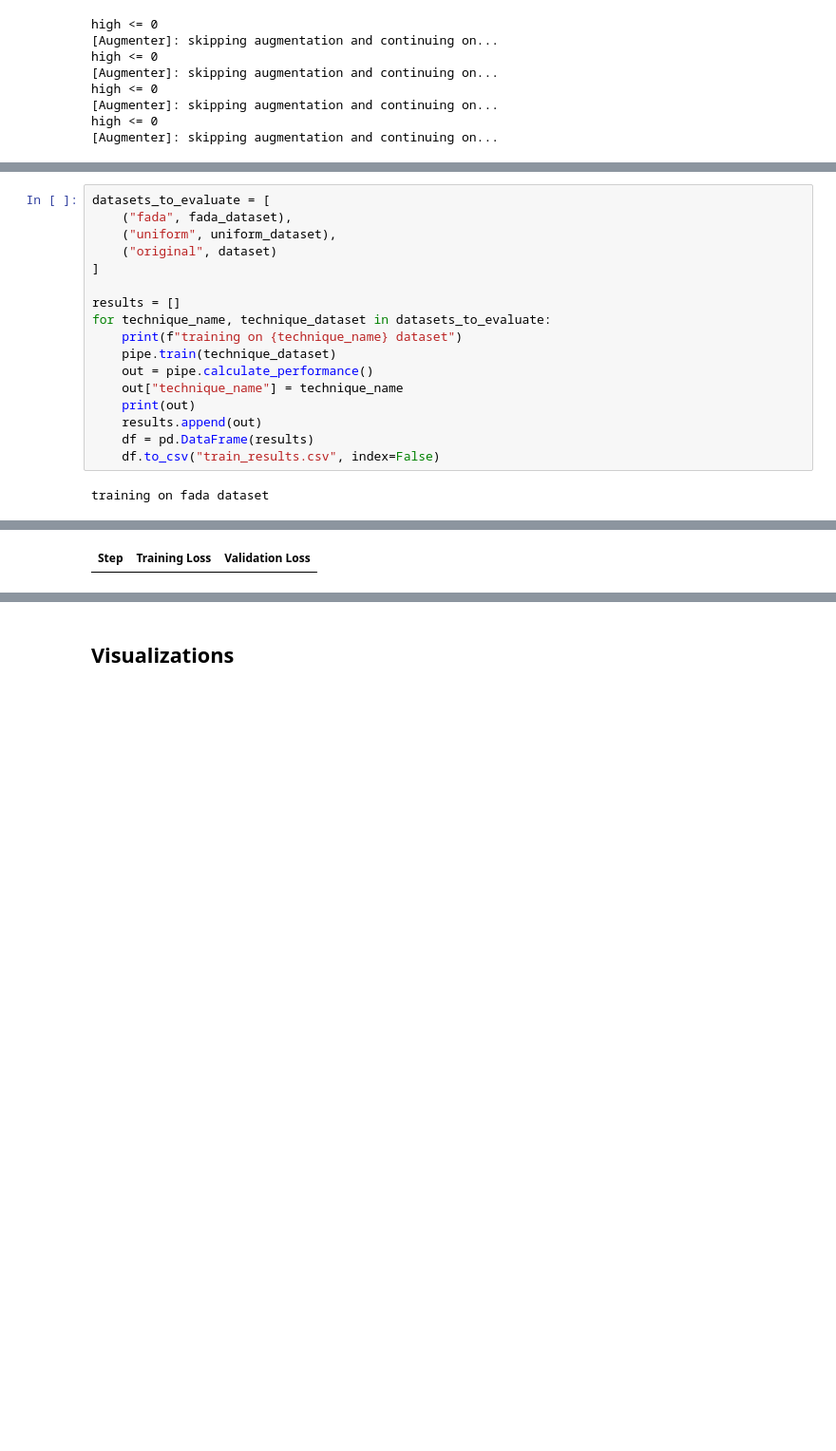
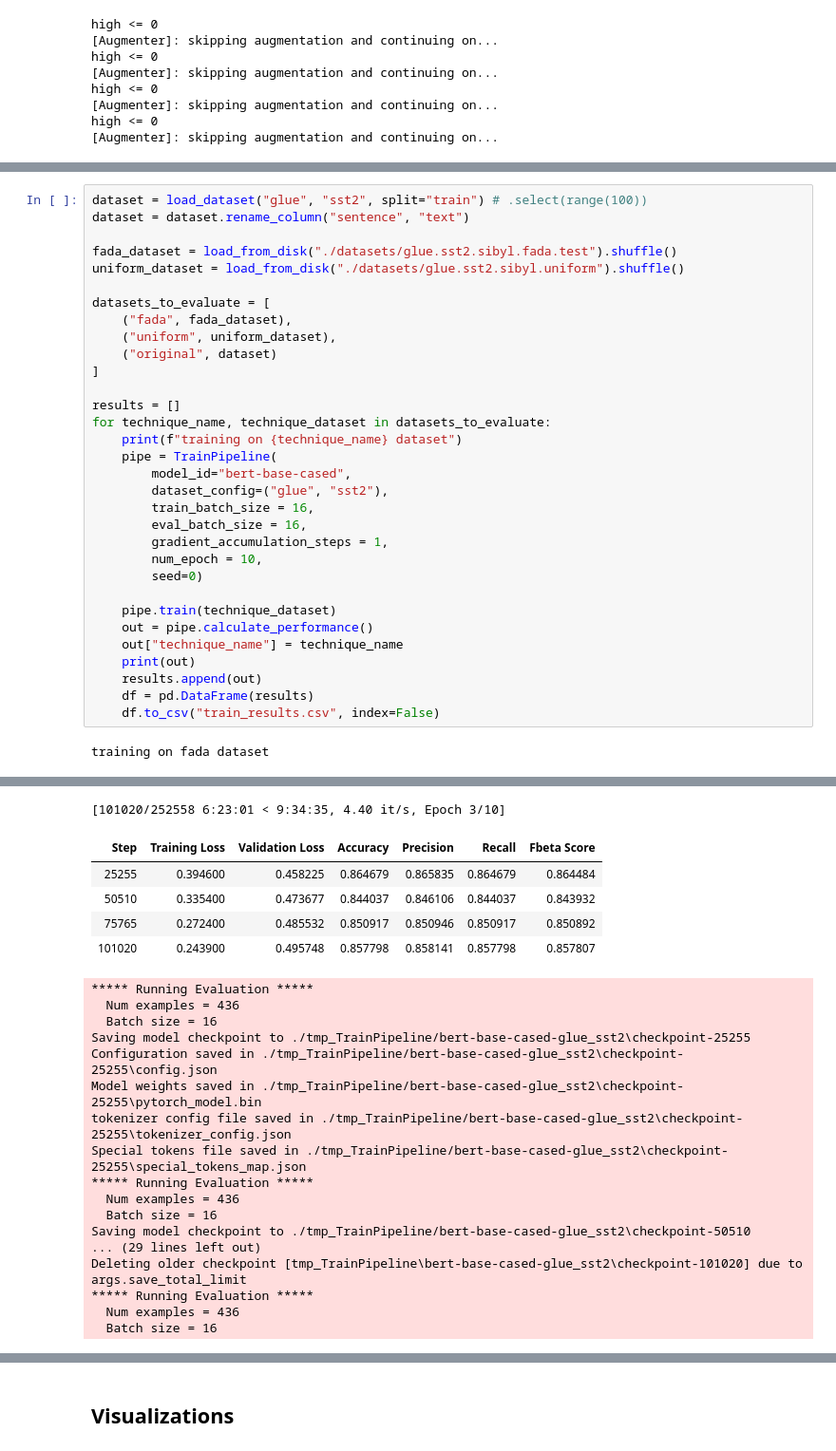
Before and after one commit to Wauplin/fada, a Jupyter notebook: fada - augment.ipynb, the cells around one changed output, grey strips where cells are left out. Shown at 95% size. Saved outputs shown, nothing was run; the diff lists cells and outputs as text; blank space fills up the shorter version.

Commit message:
train results on suspicious computer

```diff
--- a/fada - augment.ipynb
+++ b/fada - augment.ipynb
@@ -1000,4 +984,10 @@ You can remove this warning by passing 'storage_options=fs.storage_options' inst
 # %%
+dataset = load_dataset("glue", "sst2", split="train") # .select(range(100))
+dataset = dataset.rename_column("sentence", "text")
+
+fada_dataset = load_from_disk("./datasets/glue.sst2.sibyl.fada.test").shuffle()
+uniform_dataset = load_from_disk("./datasets/glue.sst2.sibyl.uniform").shuffle()
+
 datasets_to_evaluate = [
     ("fada", fada_dataset),
     ("uniform", uniform_dataset),
@@ -1007,6 +997,15 @@ datasets_to_evaluate = [
 results = []
 for technique_name, technique_dataset in datasets_to_evaluate:
     print(f"training on {technique_name} dataset")
+    pipe = TrainPipeline(
+        model_id="bert-base-cased",
+        dataset_config=("glue", "sst2"),
+        train_batch_size = 16,
+        eval_batch_size = 16,
+        gradient_accumulation_steps = 1,
+        num_epoch = 10,
+        seed=0)
+
     pipe.train(technique_dataset)
     out = pipe.calculate_performance()
     out["technique_name"] = technique_name
@@ -1035 +1065,23 @@ You're using a BertTokenizerFast tokenizer. Please note that with a fast tokeniz
+[101020/252558 6:23:01 < 9:34:35, 4.40 it/s, Epoch 3/10]
-| Step | Training Loss | Validation Loss |
+| Step | Training Loss | Validation Loss | Accuracy | Precision | Recall | Fbeta Score |
+| 25255 | 0.394600 | 0.458225 | 0.864679 | 0.865835 | 0.864679 | 0.864484 |
+| 50510 | 0.335400 | 0.473677 | 0.844037 | 0.846106 | 0.844037 | 0.843932 |
+| 75765 | 0.272400 | 0.485532 | 0.850917 | 0.850946 | 0.850917 | 0.850892 |
+| 101020 | 0.243900 | 0.495748 | 0.857798 | 0.858141 | 0.857798 | 0.857807 |
+***** Running Evaluation *****
+  Num examples = 436
+  Batch size = 16
+Saving model checkpoint to ./tmp_TrainPipeline/bert-base-cased-glue_sst2\checkpoint-25255
+Configuration saved in ./tmp_TrainPipeline/bert-base-cased-glue_sst2\checkpoint-25255\config.json
+Model weights saved in ./tmp_TrainPipeline/bert-base-cased-glue_sst2\checkpoint-25255\pytorch_model.bin
+tokenizer config file saved in ./tmp_TrainPipeline/bert-base-cased-glue_sst2\checkpoint-25255\tokenizer_config.json
+Special tokens file saved in ./tmp_TrainPipeline/bert-base-cased-glue_sst2\checkpoint-25255\special_tokens_map.json
+***** Running Evaluation *****
+  Num examples = 436
+  Batch size = 16
+Saving model checkpoint to ./tmp_TrainPipeline/bert-base-cased-glue_sst2\checkpoint-50510
+... (29 lines left out)
+Deleting older checkpoint [tmp_TrainPipeline\bert-base-cased-glue_sst2\checkpoint-101020] due to args.save_total_limit
+***** Running Evaluation *****
+  Num examples = 436
+  Batch size = 16
```
Also changed, not shown: parts of 2 cells of this notebook, 1 other file.
